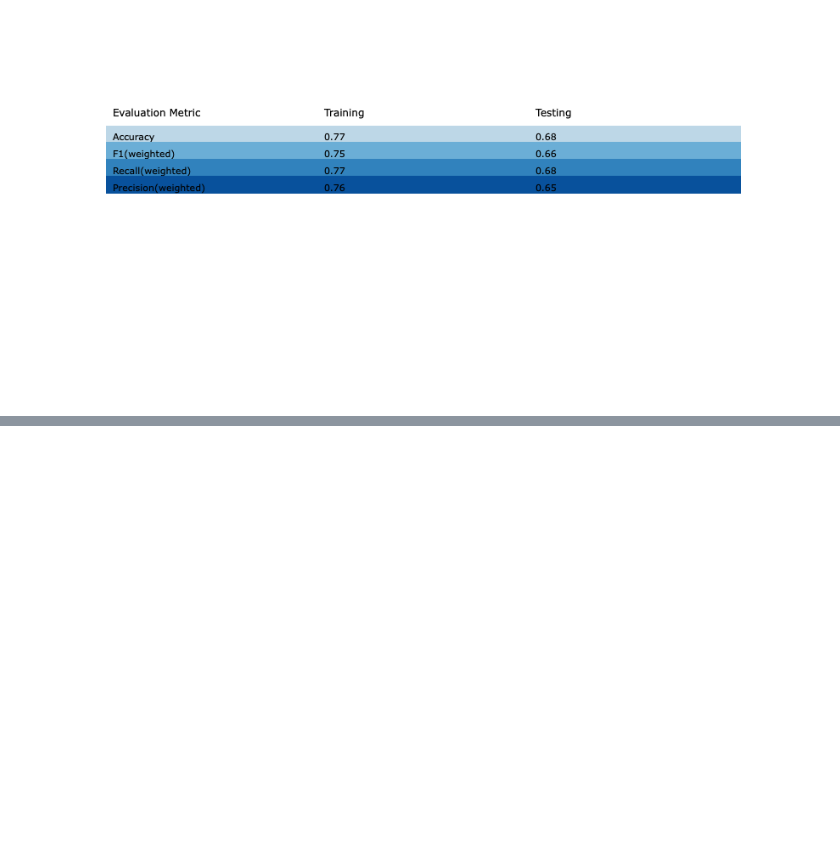
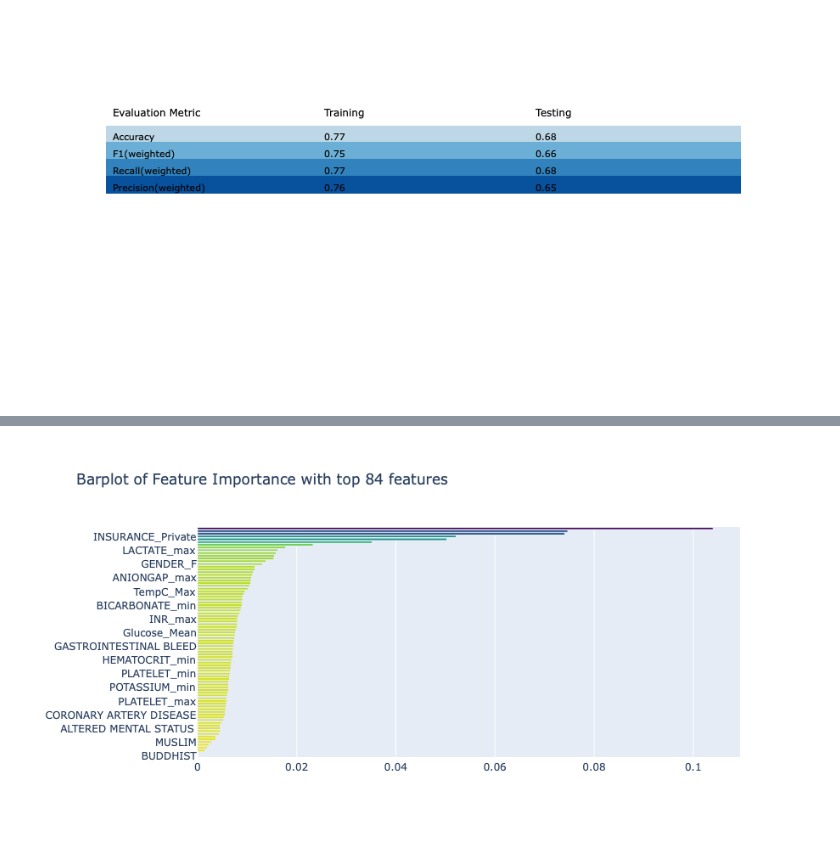
Before and after one commit to ZhiQiu976/MIMIC-Predictive-Modeling, a Jupyter notebook: Model Development/Models_overall.ipynb, the cells around one changed output, grey strips where cells are left out. Saved outputs shown, nothing was run; the diff lists cells and outputs as text; code cells hidden in the pictures; blank space fills up the shorter version.

```diff
--- a/Model Development/Models_overall.ipynb
+++ b/Model Development/Models_overall.ipynb
@@ -487,0 +550,7 @@ plot_df(df_fig, df_fig2)
+# %%
+# df = pd.DataFrame(columns=['features', 'importance'])
+# df['features'] = X_train.columns
+# df['importance'] = rf_clf.feature_importances_
+# df.to_csv('rf_importance.csv')
+df = pd.read_csv('rf_importance.csv', index_col=0)
+df
@@ -487,0 +571,39 @@ plot_df(df_fig, df_fig2)
+# %%
+def plot_imp_single(df, n):
+    '''
+    Function for plot feature importance for a single classifier.
+
+    df: input feature importance dataframe (dataframe)
+    n : number of features to display (float)
+    '''
+
+    df_new = df.sort_values(by = ['importance'], ascending=False)[:n]
+    df_new_ = df_new.sort_values(by = ['importance'])
+
+    layout = dict(
+        title='Barplot of Feature Importance with top {} features'.format(n),
+        height=2000,
+        yaxis=dict(
+            showgrid=False,
+            showline=False,
+            showticklabels=True,
+            automargin=True
+        ))
+
+
+    fig = go.Figure(go.Bar(
+            x=[i for i in df_new_.importance],
+            y=[i for i in df_new_.features],
+            marker={
+            "color": [i for i in df_new_.importance],
+            "colorscale": "Viridis",
+            "reversescale": True
+          },
+            orientation='h'),
+                   layout=layout)
+
+    return fig
+# %%
+plot_imp_single(df, 84)
+# %% [output]
+[figure, added]
```
Also changed, not shown: parts of 10 cells of this notebook, 3 other files.
